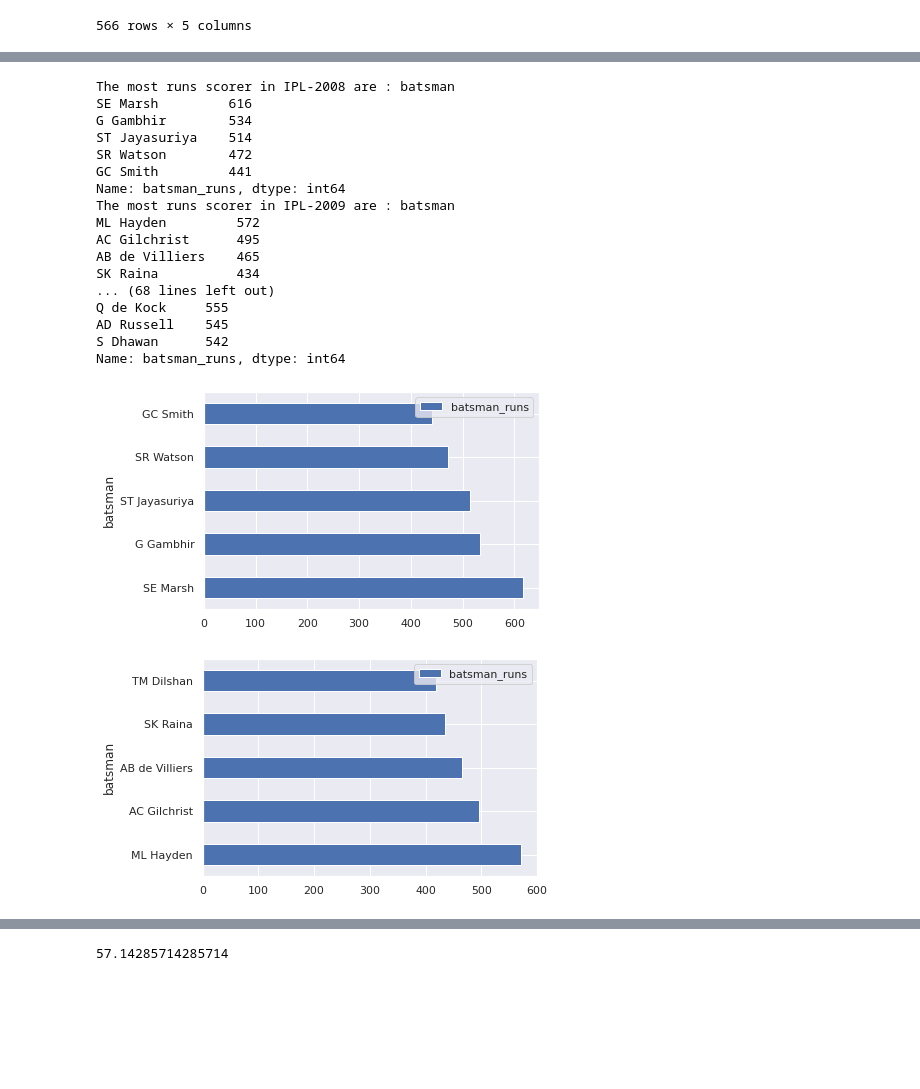
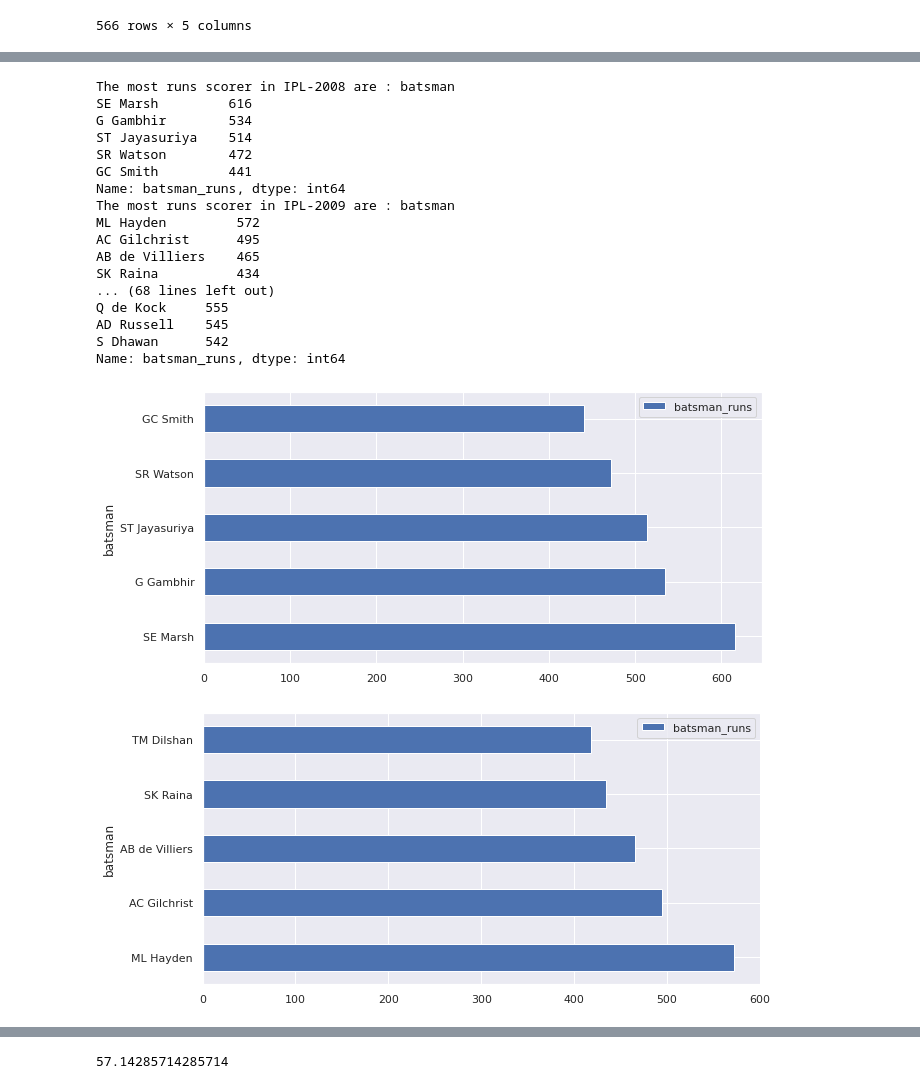
Before and after one commit to akhileshchoudhary1994/IPL-T-20-Cricket-analysis, a Jupyter notebook: Copy_of_IPL_T20_Cricket_Analysis_Capstone_Project.ipynb, the cells around one changed output, grey strips where cells are left out. Drawn from its saved outputs; the diff is of its cells as text; code cells hidden in the pictures; blank space fills up the shorter version.

```diff
--- a/Copy_of_IPL_T20_Cricket_Analysis_Capstone_Project.ipynb
+++ b/Copy_of_IPL_T20_Cricket_Analysis_Capstone_Project.ipynb
@@ -176,32 +176,33 @@ def most_runs_scored(x):
   player_team=merging_delievery_matches[["batsman","batting_team"]][merging_delievery_matches["Season"]==x]
   merge_particular_season=merging_delievery_matches[merging_delievery_matches["Season"]==x]
   return(merge_particular_season.groupby("batsman")["batsman_runs"].sum().sort_values(ascending=False))[:5]
 
 l=["IPL-2008","IPL-2009","IPL-2010","IPL-2011","IPL-2012","IPL-2013","IPL-2014","IPL-2015","IPL-2016","IPL-2017","IPL-2018","IPL-2019"]
 for i in l:
   print(f'The most runs scorer in {i} are : {most_runs_scored(i)}')
   import matplotlib.pyplot as plt
+  plt.rcParams["figure.figsize"] = (10,5)
   from matplotlib.ticker import StrMethodFormatter
   pd.DataFrame(most_runs_scored(i)).plot(kind="barh")
 
 #('Mumbai Indians', 'Kochi Tuskers Kerala', 'Gujarat Lions', 'Delhi Daredevils', 'Kings XI Punjab', 'Chennai Super Kings', 'Rajasthan Royals', 'Sunrisers Hyderabad', 'Rising Pune Supergiants', 'Kolkata Knight Riders', 'Delhi Capitals', 'Pune Warriors', 'Deccan Chargers', 'Rising Pune Supergiant', 'Royal Challengers Bangalore')
 # %% [output]
 The most runs scorer in IPL-2008 are : batsman
 SE Marsh         616
 G Gambhir        534
 ST Jayasuriya    514
 SR Watson        472
 GC Smith         441
 Name: batsman_runs, dtype: int64
 The most runs scorer in IPL-2009 are : batsman
 ML Hayden         572
 AC Gilchrist      495
 AB de Villiers    465
 SK Raina          434
 ... (68 lines left out)
 Q de Kock     555
 AD Russell    545
 S Dhawan      542
 Name: batsman_runs, dtype: int64
-[figure, old version]
+[figure, new version]
-[figure, old version]
+[figure, new version]
```
Also changed, not shown: parts of 23 cells of this notebook.
